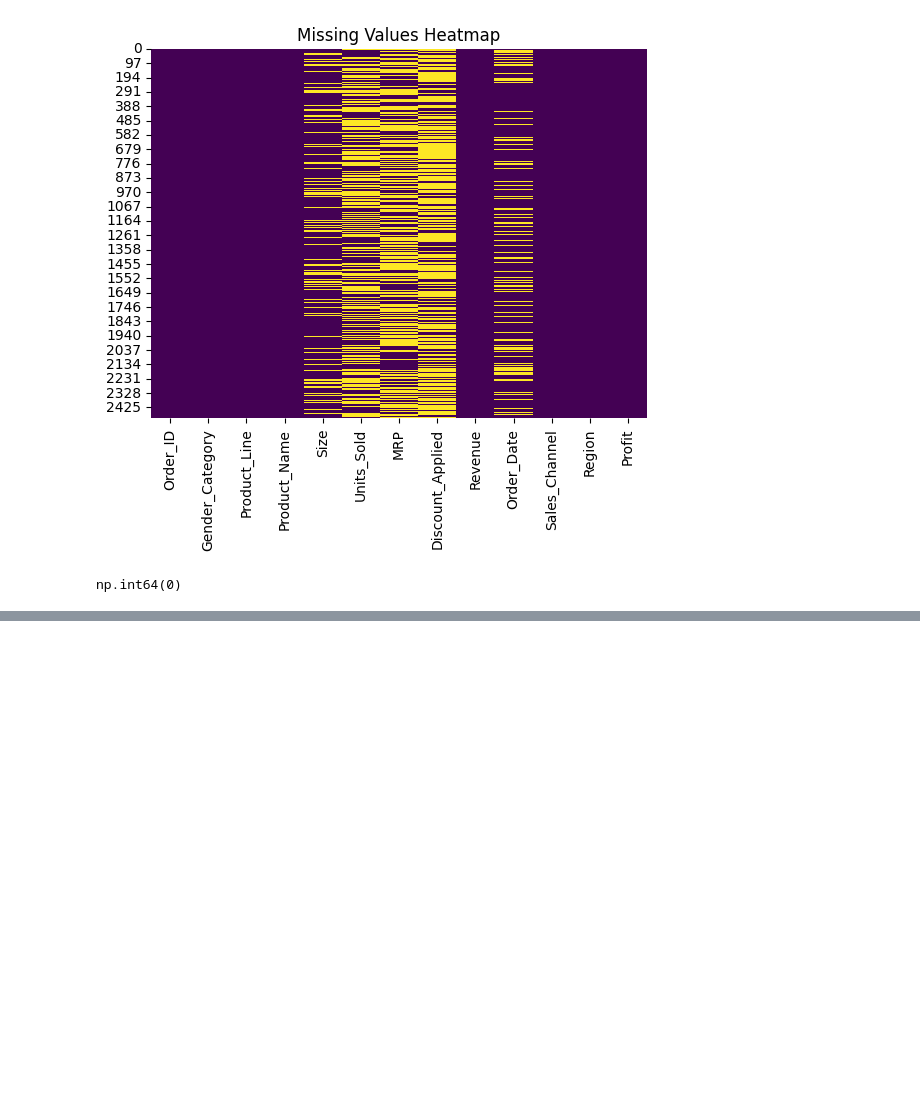
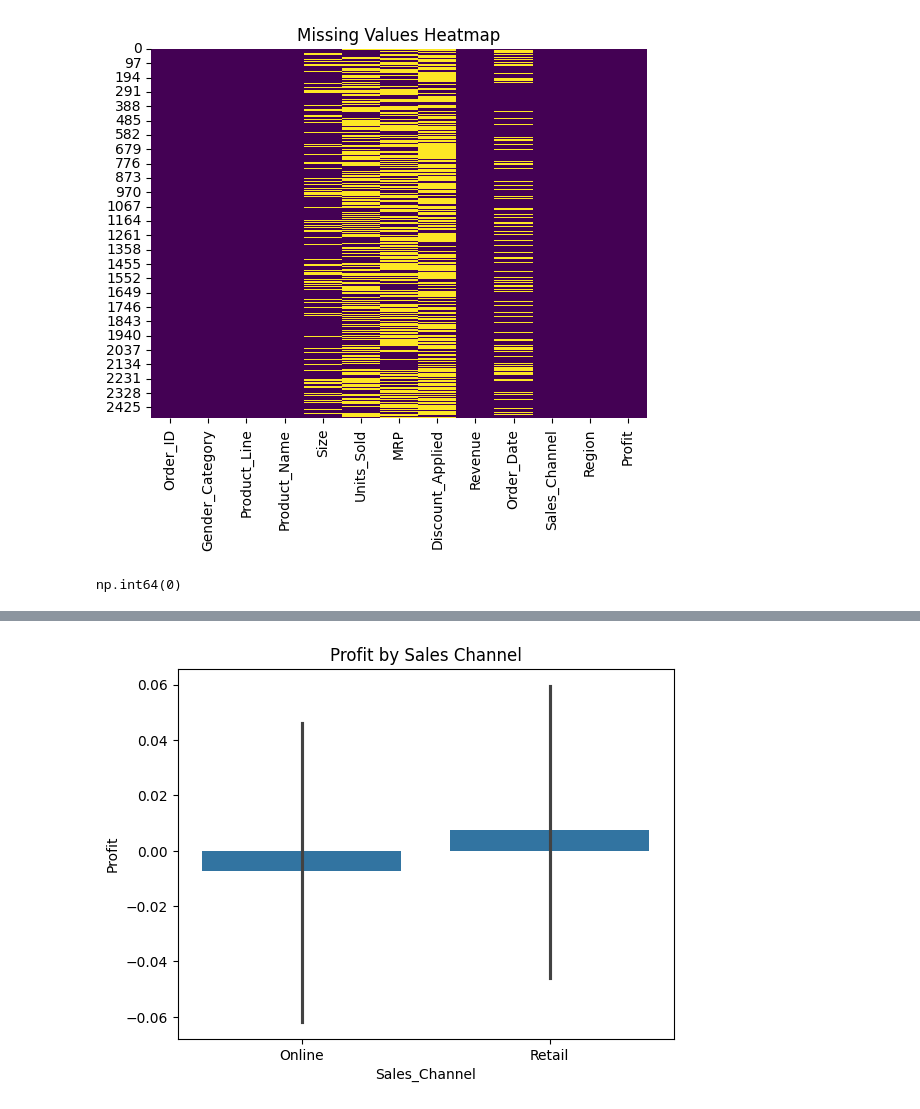
Before and after one commit to sanodyaJinadasa/Nike-Sales-Analysis, a Jupyter notebook: Analysis.ipynb, the cells around one changed output, grey strips where cells are left out. Saved outputs shown, nothing was run; the diff lists cells and outputs as text; code cells hidden in the pictures; blank space fills up the shorter version.

```diff
--- a/Analysis.ipynb
+++ b/Analysis.ipynb
@@ -88,0 +256,6 @@ np.int64(0)
+# %%
+sns.barplot(x='Sales_Channel', y='Profit', data=df2)
+plt.title("Profit by Sales Channel")
+plt.show()
+# %% [output]
+[figure, added]
```
Also changed, not shown: parts of 30 cells of this notebook.
